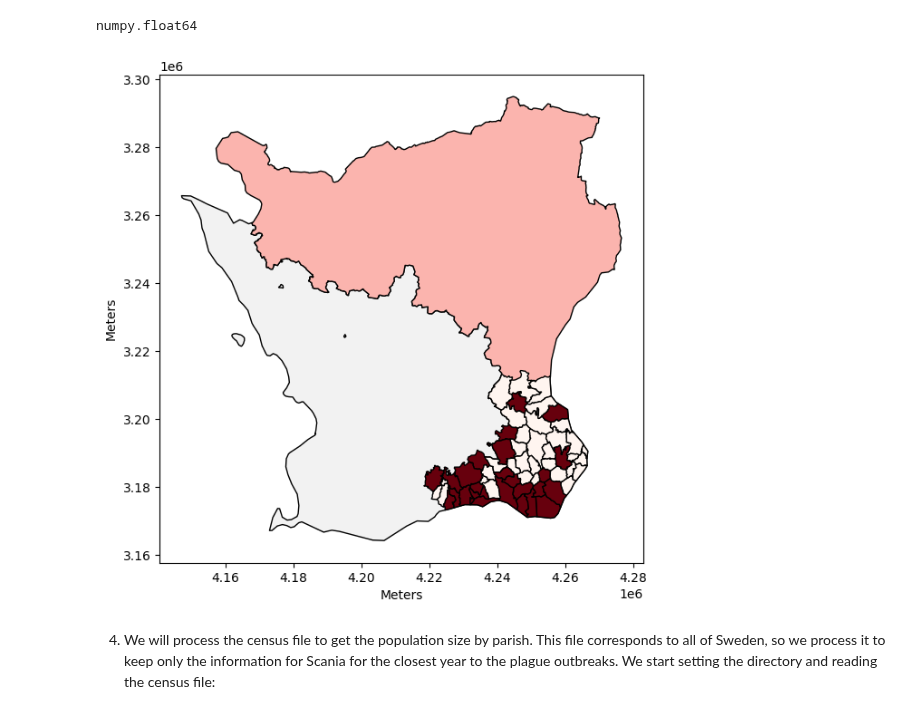
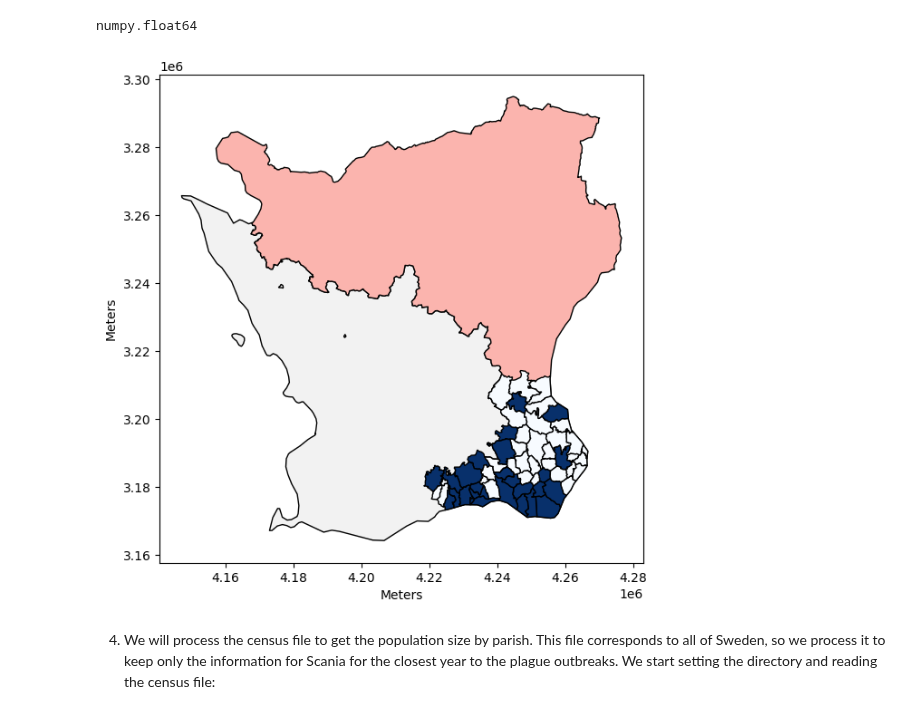
Before and after one commit to polislizarralde/PythonMathematicalModeling, a Jupyter notebook: docs/PlagueProject/databaseScania.ipynb, the cells around one changed output. Cells and saved outputs as stored; diff of their text form; code cells hidden in the pictures.

Commit message:
Test: Change the color

```diff
--- a/docs/PlagueProject/databaseScania.ipynb
+++ b/docs/PlagueProject/databaseScania.ipynb
@@ -360,14 +360,14 @@ numpy.float64
 # %%
 fig, ax = plt.subplots(figsize=(10, 7))
 SkaneMap.plot(ax=ax, column="G_NAME", edgecolor='black',
               legend=False, cmap='Pastel1')
-southeastScaniaMap.plot(ax=ax, column="color", cmap='Reds',
+southeastScaniaMap.plot(ax=ax, column="color", cmap='Blues',
                         edgecolor='black', legend=False)
 plt.xlabel('Meters')
 plt.ylabel('Meters')
 plt.show()
 # %% [output]
-[figure, old version]
+[figure, new version]
 # %% [markdown]
 4. We will process the census file to get the population size by parish. This file corresponds to all of Sweden, so we process it to keep only the information for Scania for the closest year to the plague outbreaks. We start setting the directory and reading the census file:
 # %%
```
